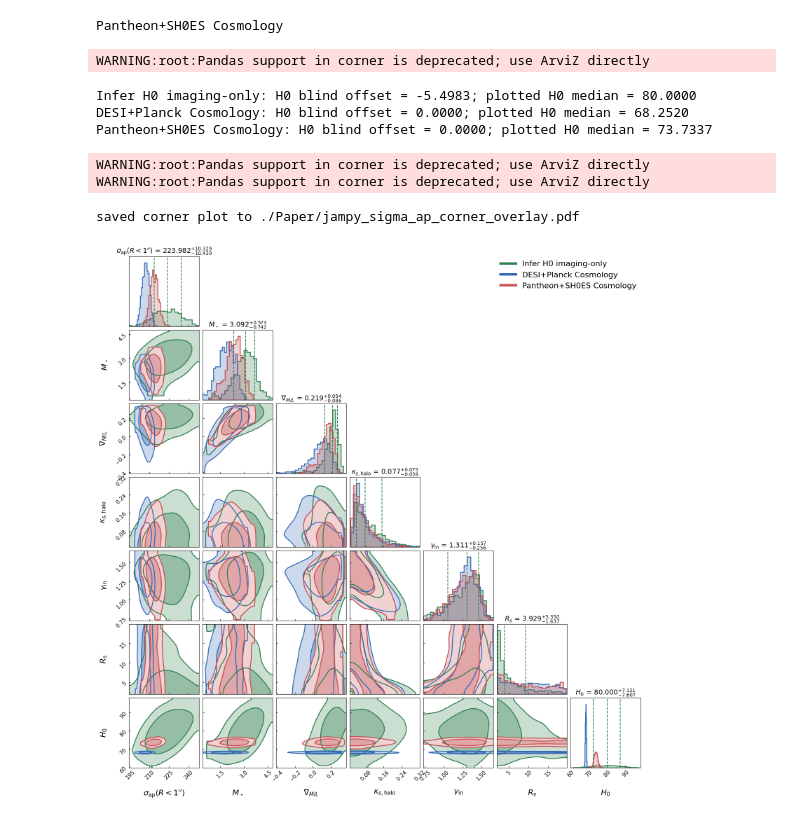
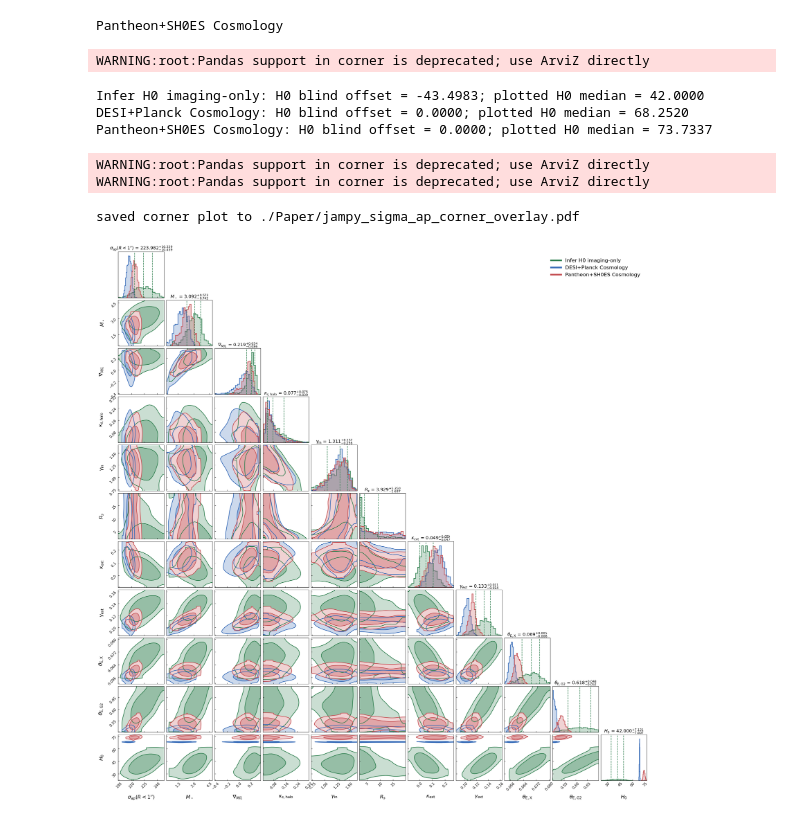
Before and after one commit to astroskylee/Herculensedquasar, a Jupyter notebook: WFI2033/Step6_jampy_velocity_dispersion.ipynb, the cells around one changed output. Saved outputs shown, nothing was run; the diff lists cells and outputs as text; code cells hidden in the pictures.

```diff
--- a/WFI2033/Step6_jampy_velocity_dispersion.ipynb
+++ b/WFI2033/Step6_jampy_velocity_dispersion.ipynb
@@ -82,7 +94,8 @@ CORNER_OUT = './Paper/jampy_sigma_ap_corner_overlay.pdf'
 
 POST_VARS = [
     'm2l_ratio', 'm2l_ratio_slope',
-    'kappa_s_halo', 'gammain_halo', 'Rs_halo', 'e_halo', 'center_halo',
+    'kappa_s_halo', 'gammain_halo', 'Rs_halo', 'e_halo', 'center_halo', 'gamma_sheer_halo',
+    'kappa_ext', 'theta_E_g1', 'theta_E_g2',
     'omega_m_cosmo', 'H0_cosmo',
 ]
 
@@ -238,7 +251,12 @@ def run_jam_for_sample(ds, sample_indices, beta_samples, i):
     kappa_s = scalar_sample(ds, 'kappa_s_halo', i)
     gamma_in = scalar_sample(ds, 'gammain_halo', i)
     Rs = scalar_sample(ds, 'Rs_halo', i)
+    kappa_ext = scalar_sample(ds, 'kappa_ext', i)
+    theta_E_g1 = scalar_sample(ds, 'theta_E_g1', i)
+    theta_E_g2 = scalar_sample(ds, 'theta_E_g2', i)
     e_halo = vec2_sample(ds, 'e_halo', i)
+    gamma_shear = vec2_sample(ds, 'gamma_sheer_halo', i)
+    gamma_ext = np.sqrt(gamma_shear[0]**2 + gamma_shear[1]**2)
 
     sigma_crit_msun_pc2, pc_per_arcsec, Dd_mpc = sigma_crit_and_scale(H0, Om0)
 
@@ -292,6 +310,10 @@ def run_jam_for_sample(ds, sample_indices, beta_samples, i):
         'kappa_s_halo': float(kappa_s),
         'gammain_halo': float(gamma_in),
         'Rs_halo': float(Rs),
+        'kappa_ext': float(kappa_ext),
+        'gamma_ext': float(gamma_ext),
+        'theta_E_g1': float(theta_E_g1),
+        'theta_E_g2': float(theta_E_g2),
         'H0_cosmo': float(H0),
         'omega_m_cosmo': float(Om0),
     }
@@ -334,6 +356,10 @@ corner_vars = [
     'kappa_s_halo',
     'gammain_halo',
     'Rs_halo',
+    'kappa_ext',
+    'gamma_ext',
+    'theta_E_g1',
+    'theta_E_g2',
     'H0_cosmo_blinded',
 ]
 labels = [
@@ -344,14 +370,24 @@ labels = [
     r'$\kappa_{s,\rm halo}$',
     r'$\gamma_{\rm in}$',
     r'$R_s$',
+    r'$\kappa_{\rm ext}$',
+    r'$\gamma_{\rm ext}$',
+    r'$\theta_{\rm E,X}$',
+    r'$\theta_{\rm E,G2}$',
     r'$H_0$',
 ]
+
+for run_name, df in jam_results.items():
+    sampled_i = sampled_posteriors[run_name]
+    for name in ['kappa_ext', 'theta_E_g1', 'theta_E_g2']:
+        df[name] = [scalar_sample(sampled_i, name, i) for i in range(len(df))]
+    df['gamma_ext'] = [np.sqrt(np.sum(vec2_sample(sampled_i, 'gamma_sheer_halo', i)**2)) for i in range(len(df))]
 
 plot_results = {}
 for run_name, df in jam_results.items():
     df_plot = df.copy()
     if run_name == 'infer_h0_imaging_only':
-        h0_blind_offset = 80.0 - np.nanmedian(df_plot['H0_cosmo'])
+        h0_blind_offset = 42.0 - np.nanmedian(df_plot['H0_cosmo'])
     else:
         h0_blind_offset = 0.0
     df_plot['H0_cosmo_blinded'] = df_plot['H0_cosmo'] + h0_blind_offset
@@ -377,32 +413,32 @@ for run_name, cfg in RUN_CONFIGS.items():
         hist_kwargs={'density': True, 'histtype': 'stepfilled', 'linewidth': 1.8, 'edgecolor': color, 'facecolor': to_rgba(color, 0.25)},
         contour_kwargs={'linewidths': 1.8, 'colors': color},
         contourf_kwargs={'colors': [to_rgba(color, 0.00), to_rgba(color, 0.25), to_rgba(color, 0.50)], 'antialiased': True},
         label_kwargs={'fontsize': 16},
         title_kwargs={'fontsize': 14},
         max_n_ticks=4,
     )
 
 fig.legend(
     handles=[plt.Line2D([], [], color=cfg['color'], lw=5, label=cfg['label']) for cfg in RUN_CONFIGS.values()],
     loc='upper right',
     bbox_to_anchor=(0.98, 0.98),
     frameon=False,
     fontsize=16,
 )
 
 for ax in fig.get_axes():
     ax.tick_params(axis='both', which='major', labelsize=11, direction='in')
     ax.tick_params(axis='both', which='minor', direction='in')
 
 fig.savefig(CORNER_OUT, dpi=300, bbox_inches='tight')
 print('saved corner plot to', CORNER_OUT)
 plt.show()
 # %% [output]
 WARNING:root:Pandas support in corner is deprecated; use ArviZ directly
-Infer H0 imaging-only: H0 blind offset = -5.4983; plotted H0 median = 80.0000
+Infer H0 imaging-only: H0 blind offset = -43.4983; plotted H0 median = 42.0000
 DESI+Planck Cosmology: H0 blind offset = 0.0000; plotted H0 median = 68.2520
 Pantheon+SH0ES Cosmology: H0 blind offset = 0.0000; plotted H0 median = 73.7337
 WARNING:root:Pandas support in corner is deprecated; use ArviZ directly
 WARNING:root:Pandas support in corner is deprecated; use ArviZ directly
 saved corner plot to ./Paper/jampy_sigma_ap_corner_overlay.pdf
-[figure, old version]
+[figure, new version]
```
Also changed, not shown: parts of 2 cells of this notebook, 42 other files.
